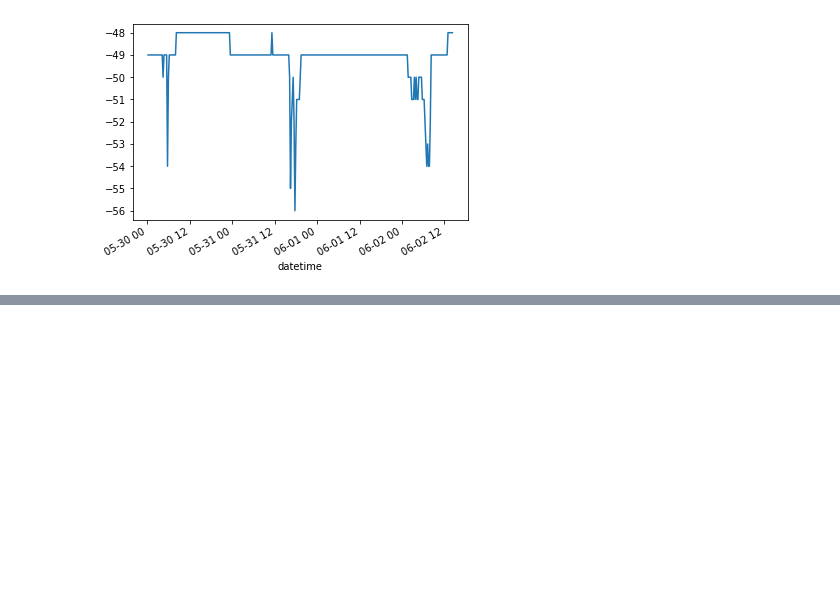
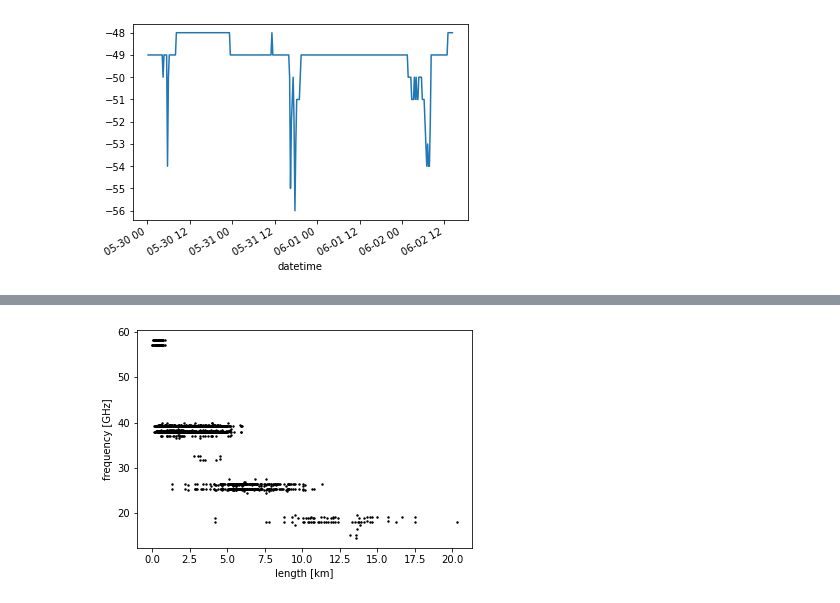
Before and after one commit to OpenSenseAction/OPENSENSE_sandbox, a Jupyter notebook: opensense_data_downloader_and_transformer.ipynb, the cells around one changed output, grey strips where cells are left out. Saved outputs shown, nothing was run; the diff lists cells and outputs as text; code cells hidden in the pictures; blank space fills up the shorter version.

```diff
--- a/opensense_data_downloader_and_transformer.ipynb
+++ b/opensense_data_downloader_and_transformer.ipynb
@@ -150,0 +243,6 @@ df2012_one_cml.pmin.plot();
+# %%
+plt.scatter(ds2012.length.values,ds2012.frequency.values,s=2,color='black')
+plt.xlabel("length [km]")
+plt.ylabel("frequency [GHz]");
+# %% [output]
+[figure, added]
```
Also changed, not shown: parts of 16 cells of this notebook.
